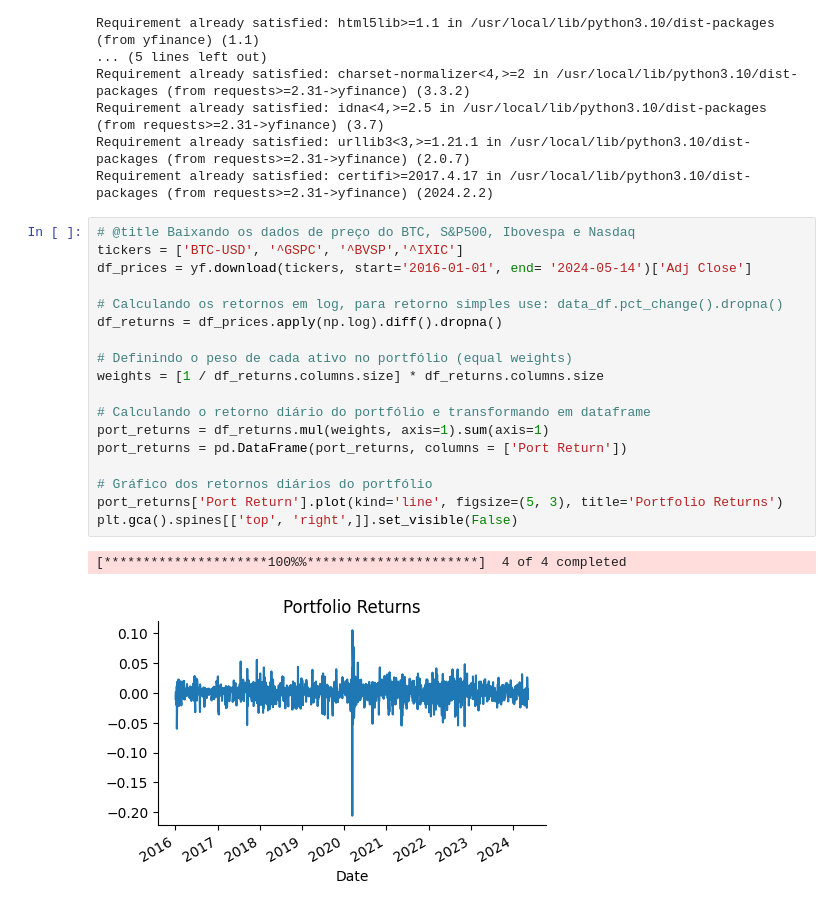
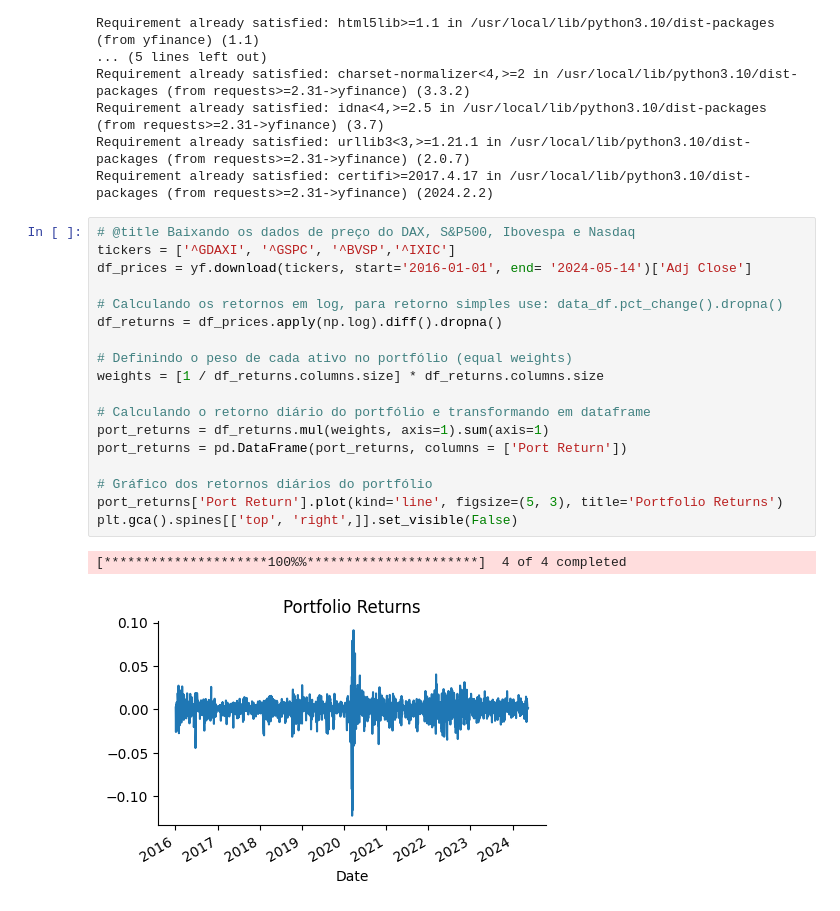
Before and after one commit to luanavsr/Estudos_Riscos, a Jupyter notebook: VaR_Backtesting.ipynb, the cells around one changed output. Saved outputs shown, nothing was run; the diff lists cells and outputs as text.

```diff
--- a/VaR_Backtesting.ipynb
+++ b/VaR_Backtesting.ipynb
@@ -40,26 +40,26 @@ Requirement already satisfied: idna<4,>=2.5 in /usr/local/lib/python3.10/dist-pa
 Requirement already satisfied: urllib3<3,>=1.21.1 in /usr/local/lib/python3.10/dist-packages (from requests>=2.31->yfinance) (2.0.7)
 Requirement already satisfied: certifi>=2017.4.17 in /usr/local/lib/python3.10/dist-packages (from requests>=2.31->yfinance) (2024.2.2)
 # %%
-# @title Baixando os dados de preço do BTC, S&P500, Ibovespa e Nasdaq
-tickers = ['BTC-USD', '^GSPC', '^BVSP','^IXIC']
+# @title Baixando os dados de preço do DAX, S&P500, Ibovespa e Nasdaq
+tickers = ['^GDAXI', '^GSPC', '^BVSP','^IXIC']
 df_prices = yf.download(tickers, start='2016-01-01', end= '2024-05-14')['Adj Close']
 
 # Calculando os retornos em log, para retorno simples use: data_df.pct_change().dropna()
 df_returns = df_prices.apply(np.log).diff().dropna()
 
 # Definindo o peso de cada ativo no portfólio (equal weights)
 weights = [1 / df_returns.columns.size] * df_returns.columns.size
 
 # Calculando o retorno diário do portfólio e transformando em dataframe
 port_returns = df_returns.mul(weights, axis=1).sum(axis=1)
 port_returns = pd.DataFrame(port_returns, columns = ['Port Return'])
 
 # Gráfico dos retornos diários do portfólio
 port_returns['Port Return'].plot(kind='line', figsize=(5, 3), title='Portfolio Returns')
 plt.gca().spines[['top', 'right',]].set_visible(False)
 # %% [output]
 [*********************100%%**********************]  4 of 4 completed
-[figure, old version]
+[figure, new version]
 # %%
 # Distribuição dos retornos diários do portfólio
 port_returns['Port Return'].plot(kind='hist', bins=30, title='Portfolio Returns')
```
Also changed, not shown: parts of 2 cells of this notebook.
